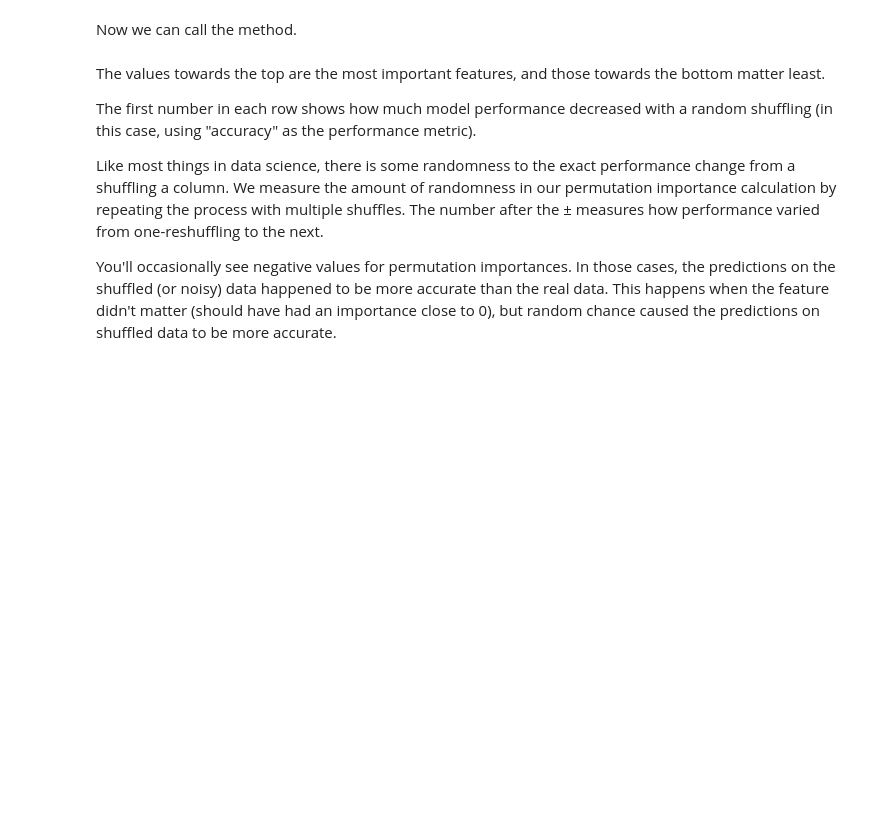
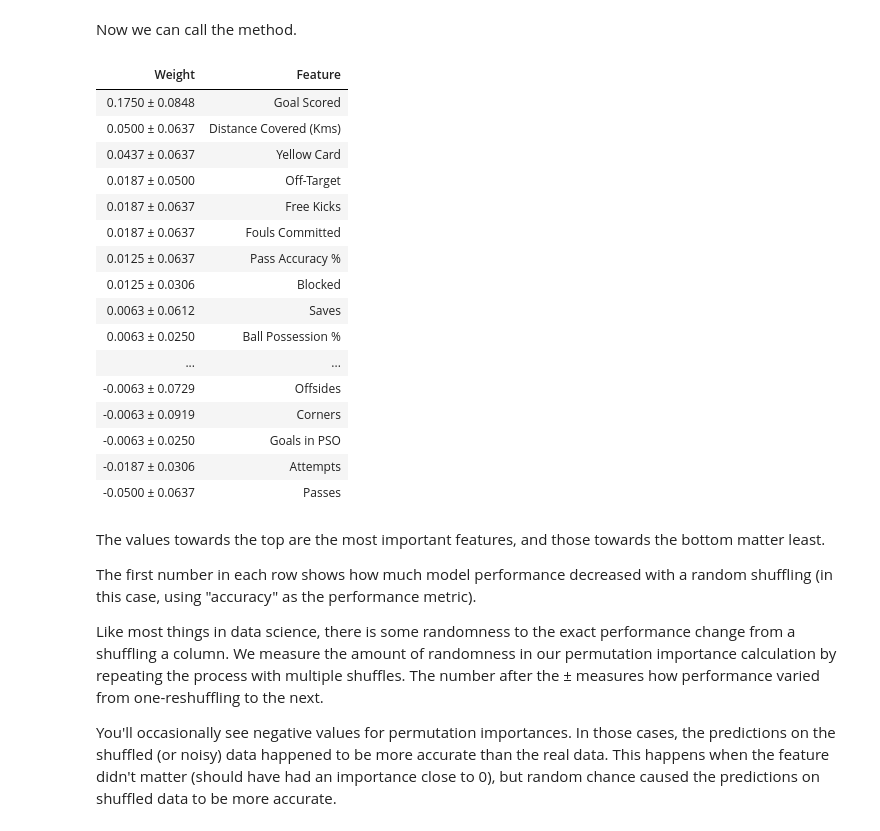
Before and after one commit to DataScienceUB/ExplainableDataScience, a Jupyter notebook: 1. ExplainableMachineLearningPermutations.ipynb, the cells around one changed output. Saved outputs shown, nothing was run; the diff lists cells and outputs as text; code cells hidden in the pictures; blank space fills up the shorter version.

```diff
--- a/1. ExplainableMachineLearningPermutations.ipynb
+++ b/1. ExplainableMachineLearningPermutations.ipynb
@@ -35,3 +43,15 @@ print("Accuracy:",metrics.accuracy_score(val_y, y_pred))
+# %%
+import numpy as np
+import pandas as pd
+from sklearn.model_selection import train_test_split
+from sklearn.ensemble import RandomForestClassifier
+
+y = (data['Man of the Match'] == "Yes")  # Convert from string "Yes"/"No" to binary
+feature_names = [i for i in data.columns if data[i].dtype in [np.int64]]
+X = data[feature_names]
+train_X, val_X, train_y, val_y = train_test_split(X, y, random_state=1)
+my_model = RandomForestClassifier(n_estimators=100,
+                                  random_state=0).fit(train_X, train_y)
 # %% [markdown]
 **ELI5** is a Python package which helps to debug machine learning classifiers and explain their predictions.
 
@@ -51,9 +86,27 @@ Now we can call the method.
 # %%
 import eli5
 from eli5.sklearn import PermutationImportance
 
-perm = PermutationImportance(blackboxmodel, random_state=1).fit(val_X, val_y)
+perm = PermutationImportance(my_model, random_state=1).fit(val_X, val_y)
 eli5.show_weights(perm, feature_names = val_X.columns.tolist())
+# %% [output]
+| Weight | Feature |
+| 0.1750 ± 0.0848 | Goal Scored |
+| 0.0500 ± 0.0637 | Distance Covered (Kms) |
+| 0.0437 ± 0.0637 | Yellow Card |
+| 0.0187 ± 0.0500 | Off-Target |
+| 0.0187 ± 0.0637 | Free Kicks |
+| 0.0187 ± 0.0637 | Fouls Committed |
+| 0.0125 ± 0.0637 | Pass Accuracy % |
+| 0.0125 ± 0.0306 | Blocked |
+| 0.0063 ± 0.0612 | Saves |
+| 0.0063 ± 0.0250 | Ball Possession % |
+| ... | ... |
+| -0.0063 ± 0.0729 | Offsides |
+| -0.0063 ± 0.0919 | Corners |
+| -0.0063 ± 0.0250 | Goals in PSO |
+| -0.0187 ± 0.0306 | Attempts |
+| -0.0500 ± 0.0637 | Passes |
 # %% [markdown]
 The values towards the top are the most important features, and those towards the bottom matter least.
 
```
Also changed, not shown: parts of 3 cells of this notebook.
